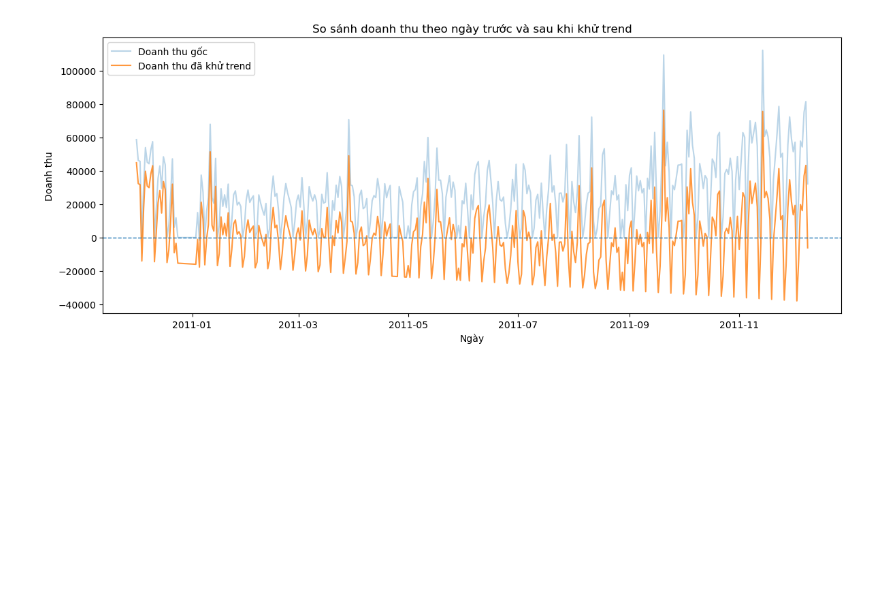
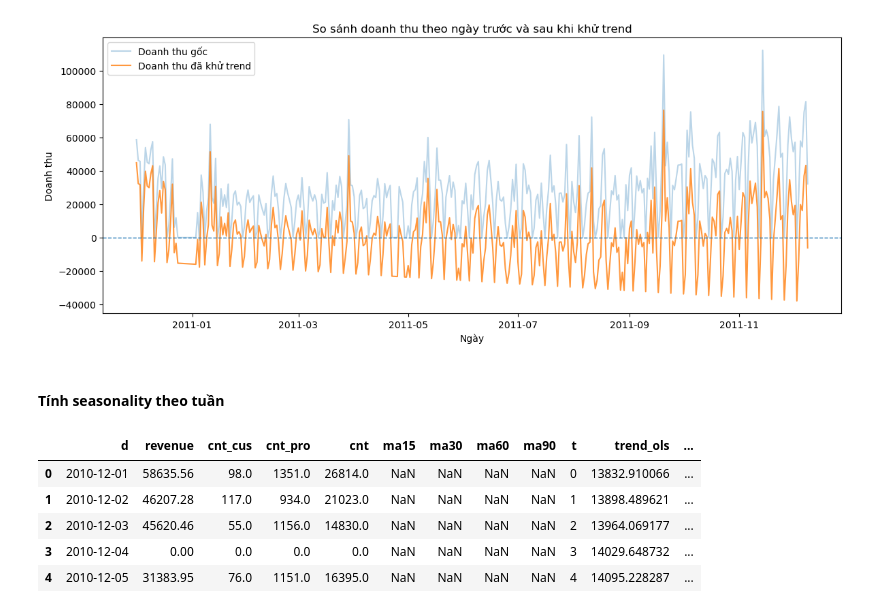
Before and after one commit to WindPham/24C12006_24C11060_DA_models, a Jupyter notebook: code/seasonality_analysis.ipynb, the cells around one changed output. Saved outputs shown, nothing was run; the diff lists cells and outputs as text; code cells hidden in the pictures; blank space fills up the shorter version.

```diff
--- a/code/seasonality_analysis.ipynb
+++ b/code/seasonality_analysis.ipynb
@@ -203,3 +192,14 @@ plt.tight_layout()
 plt.show()
 # %% [output]
 [figure]
+# %% [markdown]
+#### Tính seasonality theo tuần
+# %%
+daily_df.head(5)
+# %% [output]
+|  | d | revenue | cnt_cus | cnt_pro | cnt | ma15 | ma30 | ma60 | ma90 | t | trend_ols | ... |
+| 0 | 2010-12-01 | 58635.56 | 98.0 | 1351.0 | 26814.0 | NaN | NaN | NaN | NaN | 0 | 13832.910066 | ... |
+| 1 | 2010-12-02 | 46207.28 | 117.0 | 934.0 | 21023.0 | NaN | NaN | NaN | NaN | 1 | 13898.489621 | ... |
+| 2 | 2010-12-03 | 45620.46 | 55.0 | 1156.0 | 14830.0 | NaN | NaN | NaN | NaN | 2 | 13964.069177 | ... |
+| 3 | 2010-12-04 | 0.00 | 0.0 | 0.0 | 0.0 | NaN | NaN | NaN | NaN | 3 | 14029.648732 | ... |
+| 4 | 2010-12-05 | 31383.95 | 76.0 | 1151.0 | 16395.0 | NaN | NaN | NaN | NaN | 4 | 14095.228287 | ... |
```
Also changed, not shown: parts of 9 cells of this notebook, 6 other files.
